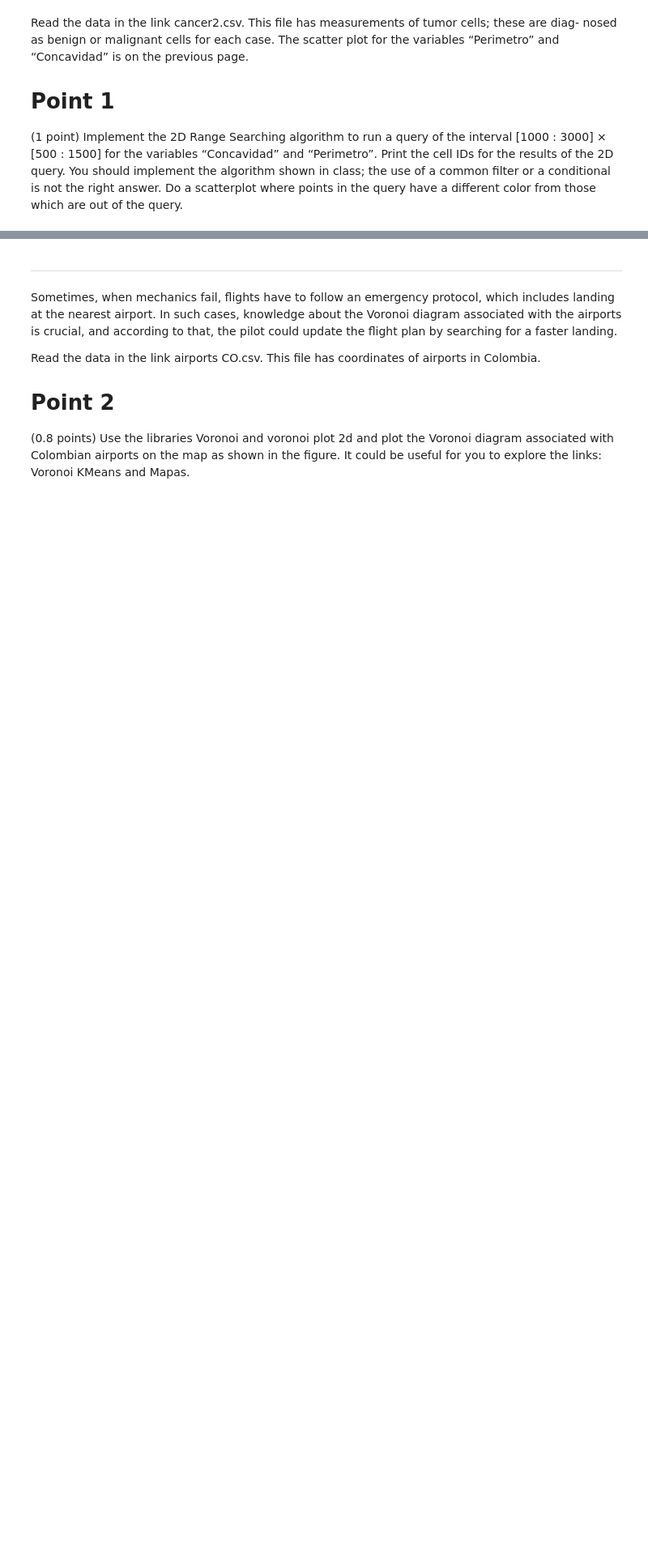
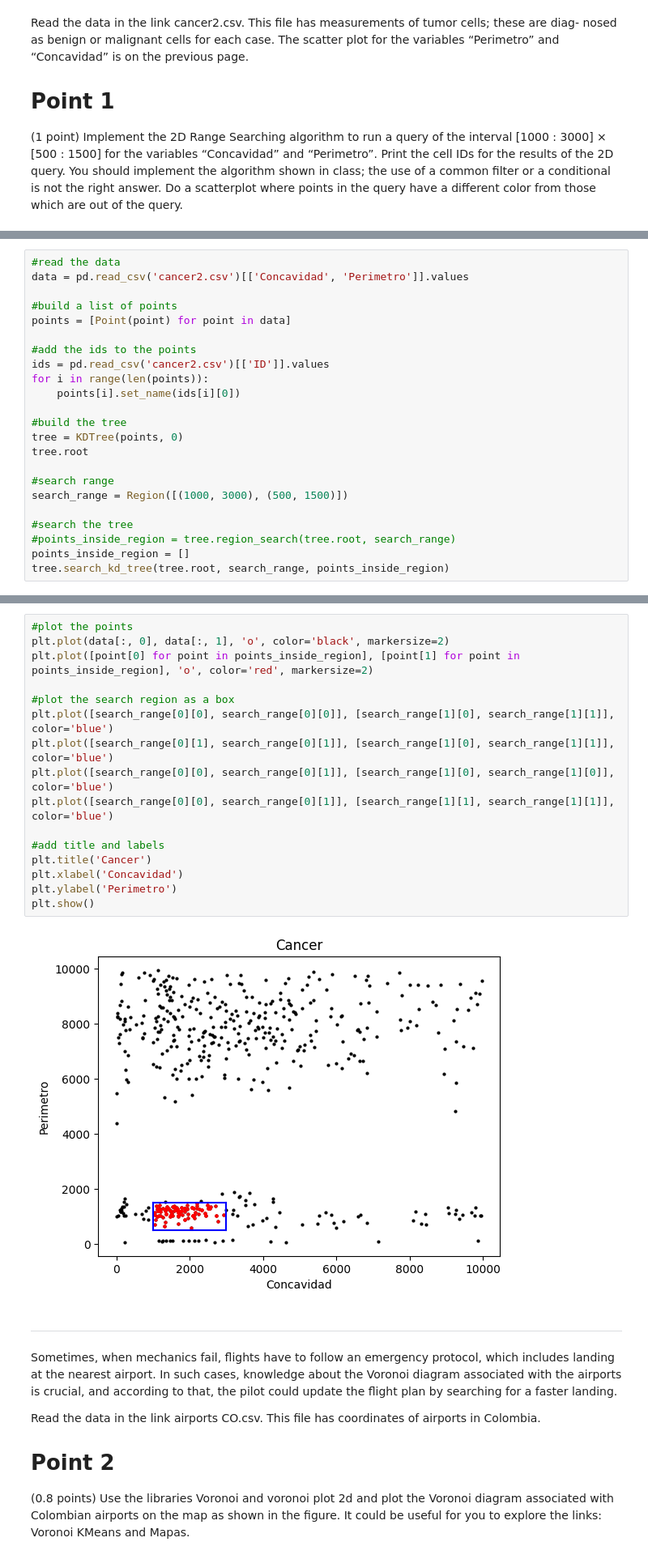
Before and after one commit to DaveAlsina/8tavoSemestre, a Jupyter notebook: geometria/tarea3/tarea3solucion.ipynb, the cells around one changed output, grey strips where cells are left out. Shown at 81% size. Cells and saved outputs as stored; diff of their text form; blank space fills up the shorter version.

```diff
--- a/geometria/tarea3/tarea3solucion.ipynb
+++ b/geometria/tarea3/tarea3solucion.ipynb
@@ -176,0 +416,23 @@ out of the query.
+# %%
+#read the data
+data = pd.read_csv('cancer2.csv')[['Concavidad', 'Perimetro']].values
+
+#build a list of points
+points = [Point(point) for point in data]
+
+#add the ids to the points
+ids = pd.read_csv('cancer2.csv')[['ID']].values
+for i in range(len(points)):
+    points[i].set_name(ids[i][0])
+
+#build the tree
+tree = KDTree(points, 0)
+tree.root
+
+#search range
+search_range = Region([(1000, 3000), (500, 1500)])
+
+#search the tree
+#points_inside_region = tree.region_search(tree.root, search_range)
+points_inside_region = []
+tree.search_kd_tree(tree.root, search_range, points_inside_region)
@@ -177,3 +466,21 @@ out of the query.
+# %%
+#plot the points
+plt.plot(data[:, 0], data[:, 1], 'o', color='black', markersize=2)
+plt.plot([point[0] for point in points_inside_region], [point[1] for point in points_inside_region], 'o', color='red', markersize=2)
+
+#plot the search region as a box
+plt.plot([search_range[0][0], search_range[0][0]], [search_range[1][0], search_range[1][1]], color='blue')
+plt.plot([search_range[0][1], search_range[0][1]], [search_range[1][0], search_range[1][1]], color='blue')
+plt.plot([search_range[0][0], search_range[0][1]], [search_range[1][0], search_range[1][0]], color='blue')
+plt.plot([search_range[0][0], search_range[0][1]], [search_range[1][1], search_range[1][1]], color='blue')
+
+#add title and labels
+plt.title('Cancer')
+plt.xlabel('Concavidad')
+plt.ylabel('Perimetro')
+plt.show()
+# %% [output]
+[figure, added]
 # %% [markdown]
 ------------------
 Sometimes, when mechanics fail, flights have to follow an emergency protocol, which includes
```
Also changed, not shown: parts of 27 cells of this notebook.
